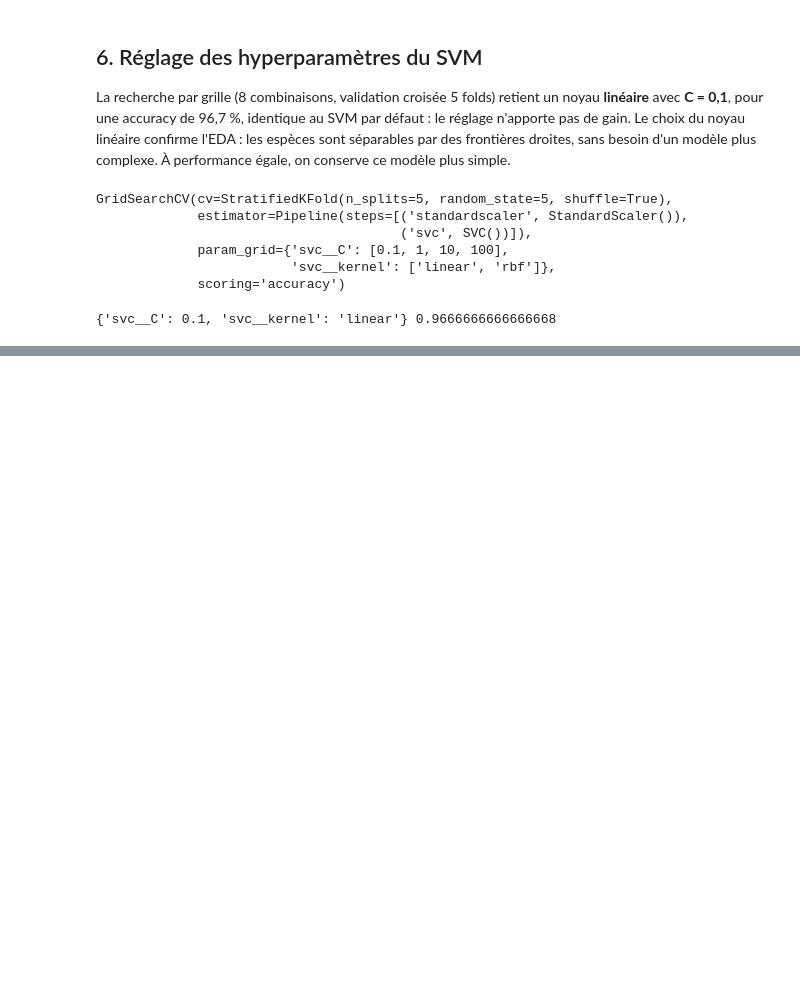
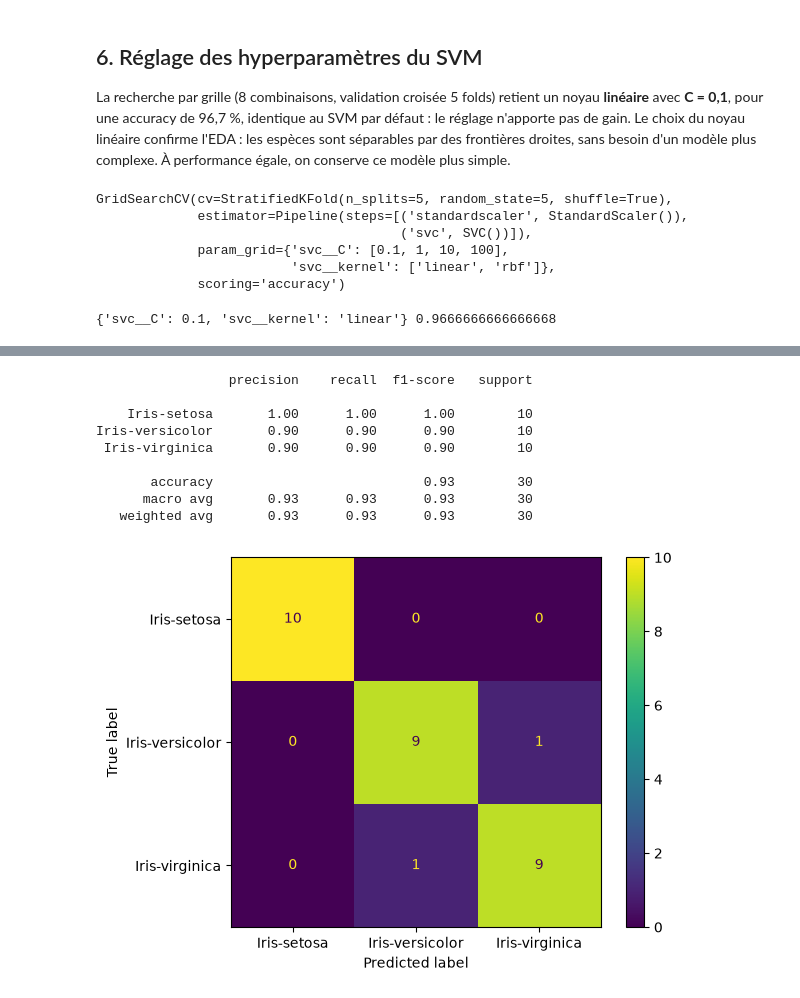
Before and after one commit to yassinehq/Iris-ml, a Jupyter notebook: notebooks/01_iris_classification.ipynb, the cells around one changed output, grey strips where cells are left out. Drawn from its saved outputs; the diff is of its cells as text; code cells hidden in the pictures; blank space fills up the shorter version.

Commit message:
Évaluation finale et conclusion

```diff
--- a/notebooks/01_iris_classification.ipynb
+++ b/notebooks/01_iris_classification.ipynb
@@ -242,0 +250,19 @@ print(grid.best_params_, grid.best_score_)
+# %%
+modele_final = grid.best_estimator_
+# %%
+y_pred = modele_final.predict(X_test)
+# %%
+print(classification_report(y_test, y_pred))
+ConfusionMatrixDisplay.from_predictions(y_test, y_pred)
+plt.show()
+# %% [output]
+                 precision    recall  f1-score   support
+
+    Iris-setosa       1.00      1.00      1.00        10
+Iris-versicolor       0.90      0.90      0.90        10
+ Iris-virginica       0.90      0.90      0.90        10
+
+       accuracy                           0.93        30
+      macro avg       0.93      0.93      0.93        30
+   weighted avg       0.93      0.93      0.93        30
+[figure, added]
```
Also changed, not shown: parts of 3 cells of this notebook.
